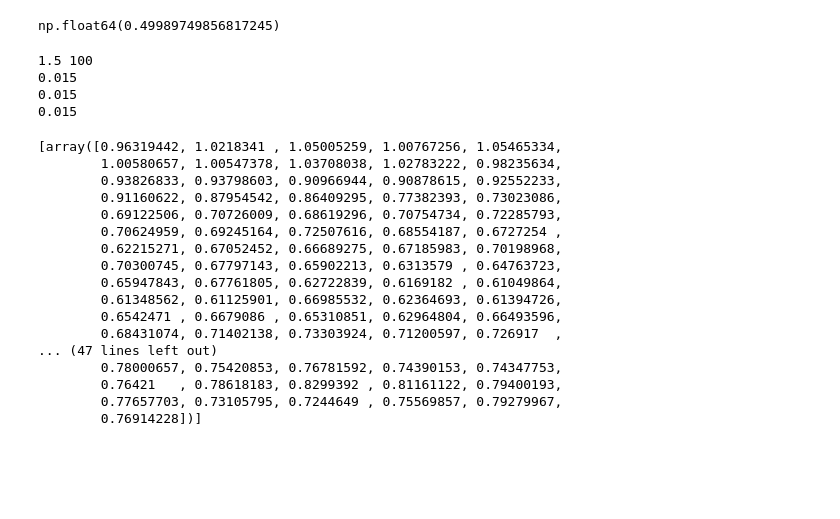
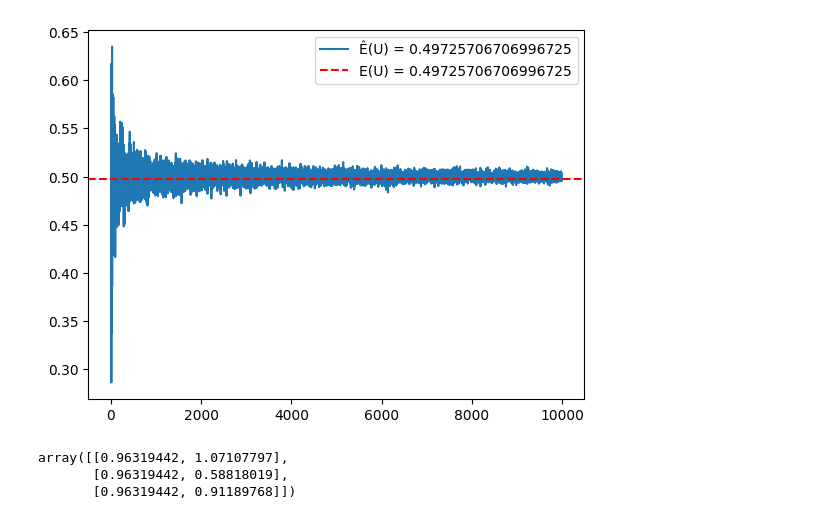
Before and after one commit to quentin-beaurez/Best-of-Options, a Jupyter notebook: BestOf.ipynb, the cells around one changed output. Drawn from its saved outputs; the diff is of its cells as text; code cells hidden in the pictures; blank space fills up the shorter version.

```diff
--- a/BestOf.ipynb
+++ b/BestOf.ipynb
@@ -141,9 +110,16 @@ def LGN_uniforme(N) :
 # %%
-# test
-N = 10000000
-LGN_uniforme(N)
+# test approximaton esperance de v.a. uniformes indep
+N = 10000
+E = np.zeros(N)
 
-# on a bien une précision à ~10^-4 :DD
+for n in range(1,N+1):
+    U = np.random.uniform(0, 1, n)
+    E[n-1] = (1/n) * np.sum(U)
+
+plt.plot(np.linspace(1,N,N),E, label=f"Ê(U) = {E[-1]}" )
+plt.axhline(y=np.mean(U), color='r', linestyle='--', label=f"E(U) = {np.mean(U)}")
+plt.legend()
+plt.show()
 # %% [output]
-np.float64(0.49989749856817245)
+[figure, added]
 # %%
@@ -173,27 +149,7 @@ def S(t, N = N, K = 1, r = 0.02, S0 = [1,1,1], sigma = [0.3,0.3,0.3] ):
-# %%
-# test
-
-S(1.5,100)
-# %% [output]
-1.5 100
-0.015
-0.015
-0.015
-[array([0.96319442, 1.0218341 , 1.05005259, 1.00767256, 1.05465334,
-        1.00580657, 1.00547378, 1.03708038, 1.02783222, 0.98235634,
-        0.93826833, 0.93798603, 0.90966944, 0.90878615, 0.92552233,
-        0.91160622, 0.87954542, 0.86409295, 0.77382393, 0.73023086,
-        0.69122506, 0.70726009, 0.68619296, 0.70754734, 0.72285793,
-        0.70624959, 0.69245164, 0.72507616, 0.68554187, 0.6727254 ,
-        0.62215271, 0.67052452, 0.66689275, 0.67185983, 0.70198968,
-        0.70300745, 0.67797143, 0.65902213, 0.6313579 , 0.64763723,
-        0.65947843, 0.67761805, 0.62722839, 0.6169182 , 0.61049864,
-        0.61348562, 0.61125901, 0.66985532, 0.62364693, 0.61394726,
-        0.6542471 , 0.6679086 , 0.65310851, 0.62964804, 0.66493596,
-        0.68431074, 0.71402138, 0.73303924, 0.71200597, 0.726917  ,
-... (47 lines left out)
-        0.78000657, 0.75420853, 0.76781592, 0.74390153, 0.74347753,
-        0.76421   , 0.78618183, 0.8299392 , 0.81161122, 0.79400193,
-        0.77657703, 0.73105795, 0.7244649 , 0.75569857, 0.79279967,
-        0.76914228])]
+# %%
+np.stack(S(1.5,1)) # ici on a [Si(0), Si(T)]i (il y a un seul pas de temps)
+# %% [output]
+array([[0.96319442, 1.07107797],
+       [0.96319442, 0.58818019],
+       [0.96319442, 0.91189768]])
 # %%
```
Also changed, not shown: parts of 12 cells of this notebook.
